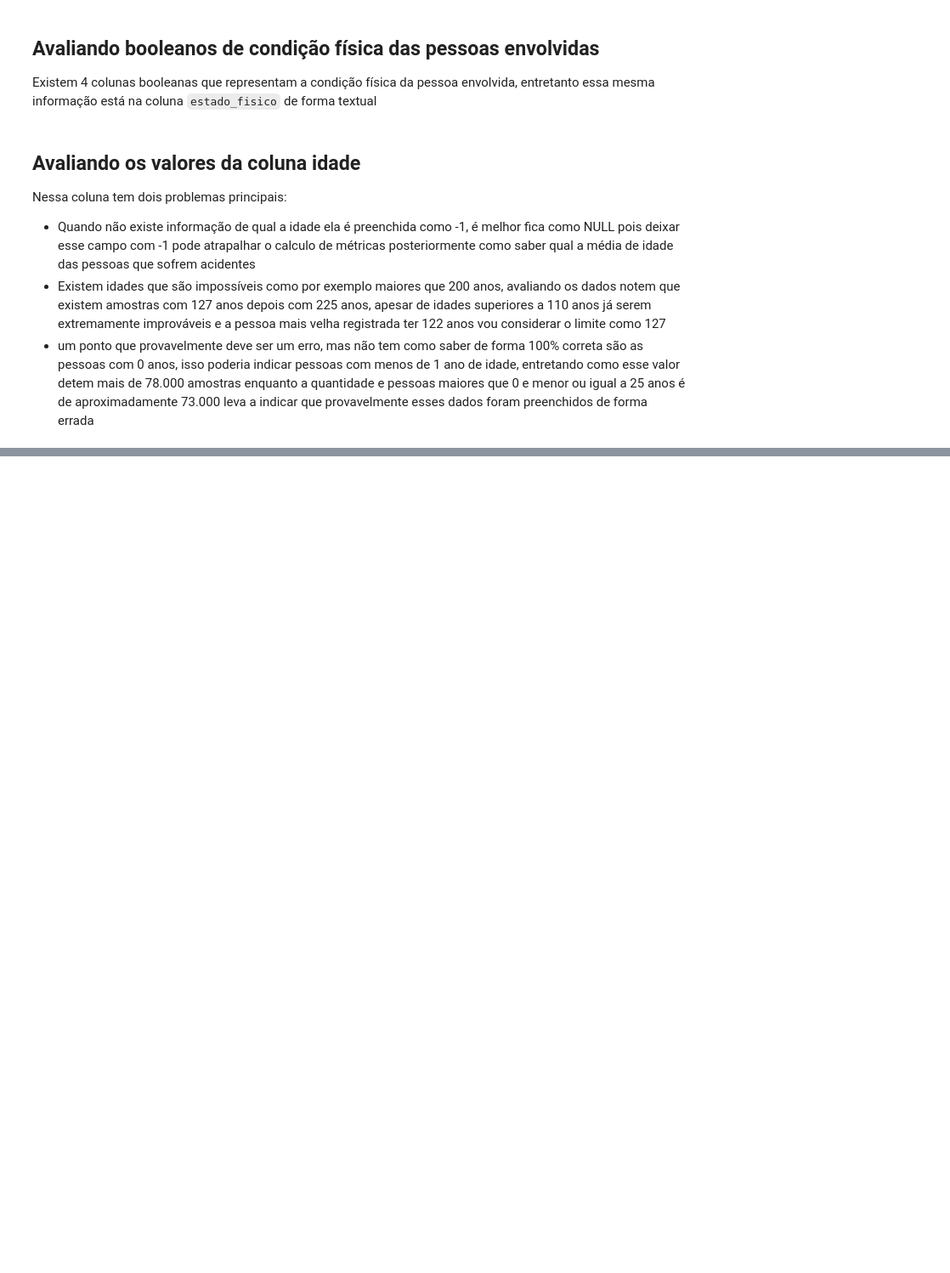
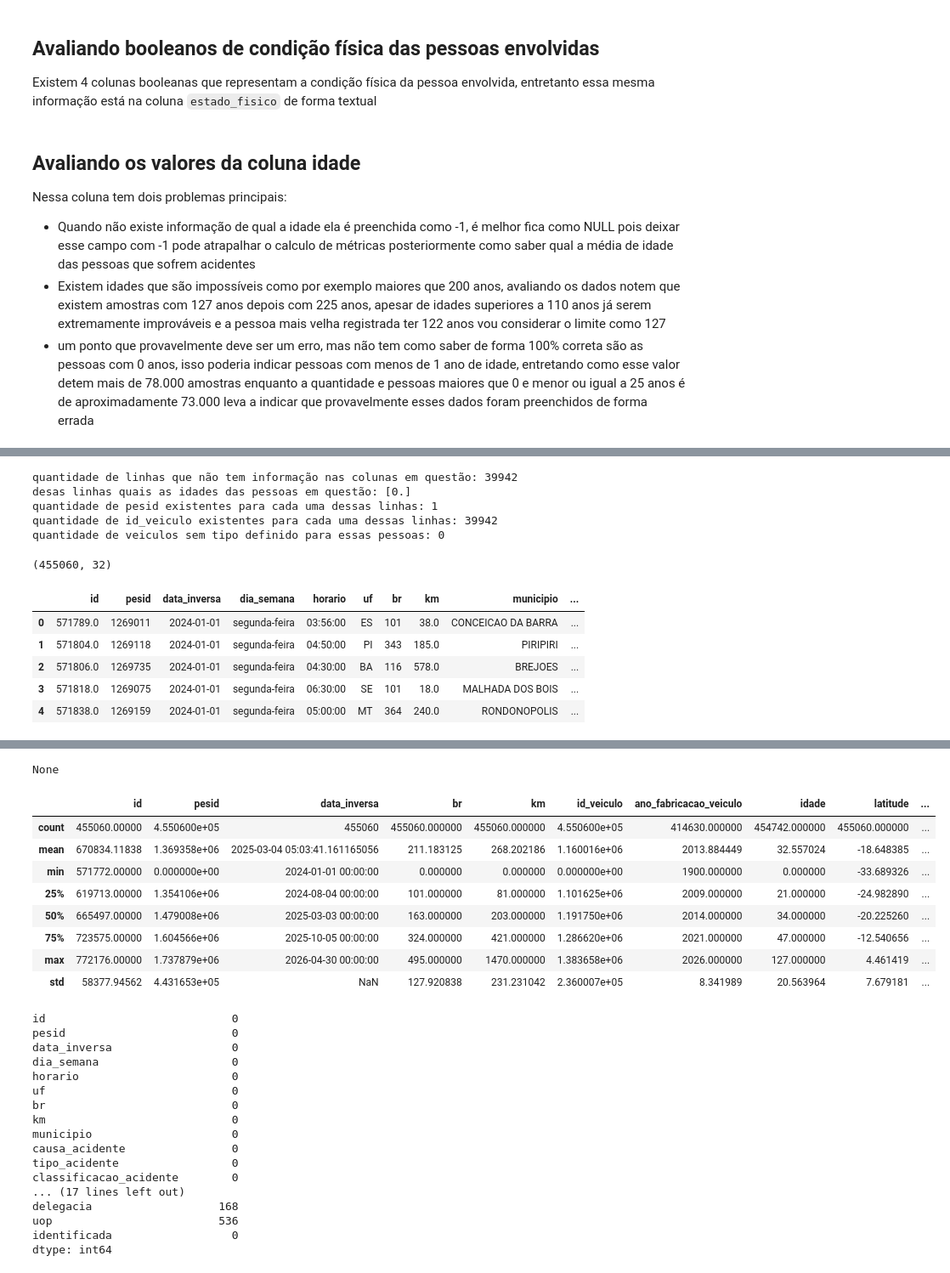
Before and after one commit to alisson-vini/Projeto_integracao_dados, a Jupyter notebook: Notebooks/ETL.ipynb, the cells around one changed output, grey strips where cells are left out. Shown at 85% size. Saved outputs shown, nothing was run; the diff lists cells and outputs as text; code cells hidden in the pictures; blank space fills up the shorter version.

```diff
--- a/Notebooks/ETL.ipynb
+++ b/Notebooks/ETL.ipynb
@@ -136,7 +210,7 @@ Nessa coluna tem dois problemas principais:
 - um ponto que provavelmente deve ser um erro, mas não tem como saber de forma 100% correta são as pessoas com 0 anos, isso poderia indicar pessoas com menos de 1 ano de idade, entretando como esse valor detem mais de 78.000 amostras enquanto a quantidade e pessoas maiores que 0 e menor ou igual a 25 anos é de aproximadamente 73.000 leva a indicar que provavelmente esses dados foram preenchidos de forma errada
 # %%
 # analisando os valores distintos dessa coluna para saber quando existem prováveis outliers
-display(dataset["idade"].value_counts().sort_index())
+# display(dataset["idade"].value_counts().sort_index())
 
 # analisando a quantidade de pessoas com idade igual a 0 e comparando com outro grupo
 idade_0_a_25 = dataset.loc[(dataset["idade"] <= 25) & (dataset["idade"] > 0), "idade" ].count()
@@ -146,7 +220,7 @@ print(f"Quantidade de pessoas com idades entre 1-25 anos: {idade_0_a_25}")
 # apesar de ser inprovável que a quantidade de vítimas recem nascidas seja superior as de idade entre 1-25 anos não é possível dizer que isso é um erro de forma categorica
 
 # substituindo os valores -1 por NULL
-dataset.loc[dataset["idade"], -1] = pd.NA
+dataset.loc[dataset["idade"] == -1, "idade"] = pd.NA
 
 # substituindo idade impossíveis
 dataset.loc[dataset["idade"] > 127, "idade"] = pd.NA
@@ -172,0 +233,3 @@ Quantidade de pessoas com idades entre 1-25 anos: 73925
+# %%
+# De acordo com o dicionário de dados existe a classificação "Ignorado" para essa coluna, vamos passar os valores NULL para essa classe
+dataset["classificacao_acidente"] = dataset["classificacao_acidente"].fillna("Ignorado")
@@ -172,0 +267,46 @@ Quantidade de pessoas com idades entre 1-25 anos: 73925
+# %%
+# verificando se realmente é a mesma linha com multiplas linhas colunas vazia
+filtro = (
+    dataset["estado_fisico"].isna() &
+    dataset["tipo_envolvido"].isna() &
+    dataset["sexo"].isna()
+)
+print(f"quantidade de linhas que não tem informação nas colunas em questão: {filtro.sum()}")
+
+# agora que foi mostrado que são a mesma linha vou avaliar qual a idade descrita, levando em consideração que essa é a ultima informação que sobre referente a pessoa envolvida
+print(f"desas linhas quais as idades das pessoas em questão: {dataset.loc[filtro, "idade"].unique()}")
+
+# avaliando quantos pesid distintos existem para essa pessoa
+print(f"quantidade de pesid existentes para cada uma dessas linhas: {dataset.loc[filtro, "pesid"].nunique()}")
+
+# avaliando quantos id_veiculo distintos existem para essa pessoa
+print(f"quantidade de id_veiculo existentes para cada uma dessas linhas: {dataset.loc[filtro, "id_veiculo"].nunique()}")
+
+# avaliando o tipo do veiculo envolvido pera essas pessoas
+print(f"quantidade de veiculos sem tipo definido para essas pessoas: {dataset.loc[filtro, "tipo_veiculo"].isna().sum()}")
+
+# aparentemente quando uma pessoa não é identificada ela é colocada como um ID específico e com os valores nulos nessas respectivas colunas e idade igual a 0 (zero)
+# criando uma coluna nova que vai dizer se a pessoa em questão foi ou não identificada para facilitar o entendimento dos dados
+dataset["identificada"] = 1
+dataset.loc[filtro, "identificada"] = 0
+# %% [output]
+quantidade de linhas que não tem informação nas colunas em questão: 39942
+desas linhas quais as idades das pessoas em questão: [0.]
+quantidade de pesid existentes para cada uma dessas linhas: 1
+quantidade de id_veiculo existentes para cada uma dessas linhas: 39942
+quantidade de veiculos sem tipo definido para essas pessoas: 0
+# %%
+# printando algumas informações pertinentes que ajudam a avaliar quais transformações são necessárias
+display(dataset.shape)
+display(dataset.head())
+display(dataset.info())
+display(dataset.describe())
+display(dataset.isnull().sum())
+# %% [output]
+(455060, 32)
+|  | id | pesid | data_inversa | dia_semana | horario | uf | br | km | municipio | ... |
+| 0 | 571789.0 | 1269011 | 2024-01-01 | segunda-feira | 03:56:00 | ES | 101 | 38.0 | CONCEICAO DA BARRA | ... |
+| 1 | 571804.0 | 1269118 | 2024-01-01 | segunda-feira | 04:50:00 | PI | 343 | 185.0 | PIRIPIRI | ... |
+| 2 | 571806.0 | 1269735 | 2024-01-01 | segunda-feira | 04:30:00 | BA | 116 | 578.0 | BREJOES | ... |
+| 3 | 571818.0 | 1269075 | 2024-01-01 | segunda-feira | 06:30:00 | SE | 101 | 18.0 | MALHADA DOS BOIS | ... |
+| 4 | 571838.0 | 1269159 | 2024-01-01 | segunda-feira | 05:00:00 | MT | 364 | 240.0 | RONDONOPOLIS | ... |
@@ -172,0 +330,27 @@ Quantidade de pessoas com idades entre 1-25 anos: 73925
+None
+|  | id | pesid | data_inversa | br | km | id_veiculo | ano_fabricacao_veiculo | idade | latitude | ... |
+| count | 455060.00000 | 4.550600e+05 | 455060 | 455060.000000 | 455060.000000 | 4.550600e+05 | 414630.000000 | 454742.000000 | 455060.000000 | ... |
+| mean | 670834.11838 | 1.369358e+06 | 2025-03-04 05:03:41.161165056 | 211.183125 | 268.202186 | 1.160016e+06 | 2013.884449 | 32.557024 | -18.648385 | ... |
+| min | 571772.00000 | 0.000000e+00 | 2024-01-01 00:00:00 | 0.000000 | 0.000000 | 0.000000e+00 | 1900.000000 | 0.000000 | -33.689326 | ... |
+| 25% | 619713.00000 | 1.354106e+06 | 2024-08-04 00:00:00 | 101.000000 | 81.000000 | 1.101625e+06 | 2009.000000 | 21.000000 | -24.982890 | ... |
+| 50% | 665497.00000 | 1.479008e+06 | 2025-03-03 00:00:00 | 163.000000 | 203.000000 | 1.191750e+06 | 2014.000000 | 34.000000 | -20.225260 | ... |
+| 75% | 723575.00000 | 1.604566e+06 | 2025-10-05 00:00:00 | 324.000000 | 421.000000 | 1.286620e+06 | 2021.000000 | 47.000000 | -12.540656 | ... |
+| max | 772176.00000 | 1.737879e+06 | 2026-04-30 00:00:00 | 495.000000 | 1470.000000 | 1.383658e+06 | 2026.000000 | 127.000000 | 4.461419 | ... |
+| std | 58377.94562 | 4.431653e+05 | NaN | 127.920838 | 231.231042 | 2.360007e+05 | 8.341989 | 20.563964 | 7.679181 | ... |
+id                            0
+pesid                         0
+data_inversa                  0
+dia_semana                    0
+horario                       0
+uf                            0
+br                            0
+km                            0
+municipio                     0
+causa_acidente                0
+tipo_acidente                 0
+classificacao_acidente        0
+... (17 lines left out)
+delegacia                   168
+uop                         536
+identificada                  0
+dtype: int64
```
Also changed, not shown: parts of 11 cells of this notebook, 1 other file.
